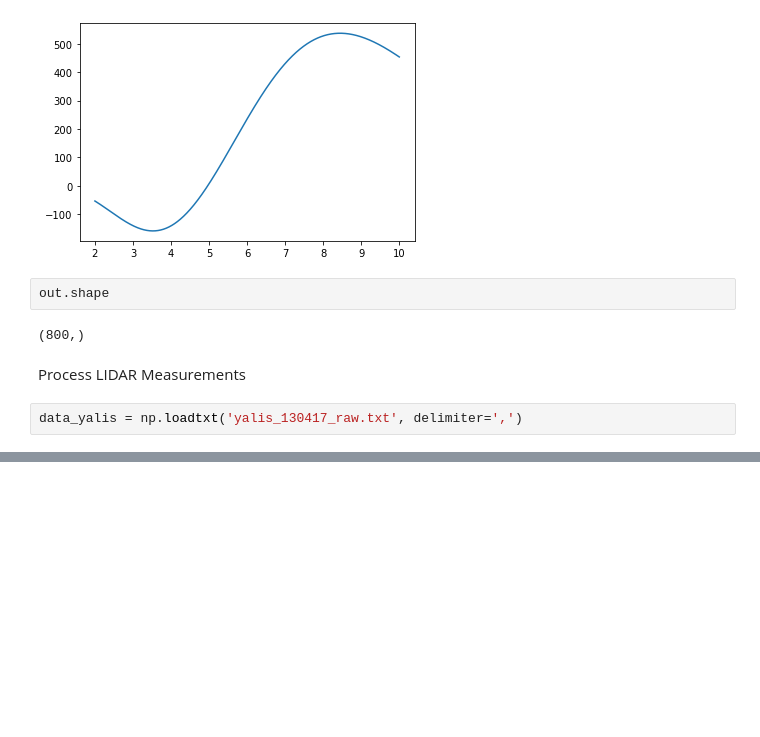
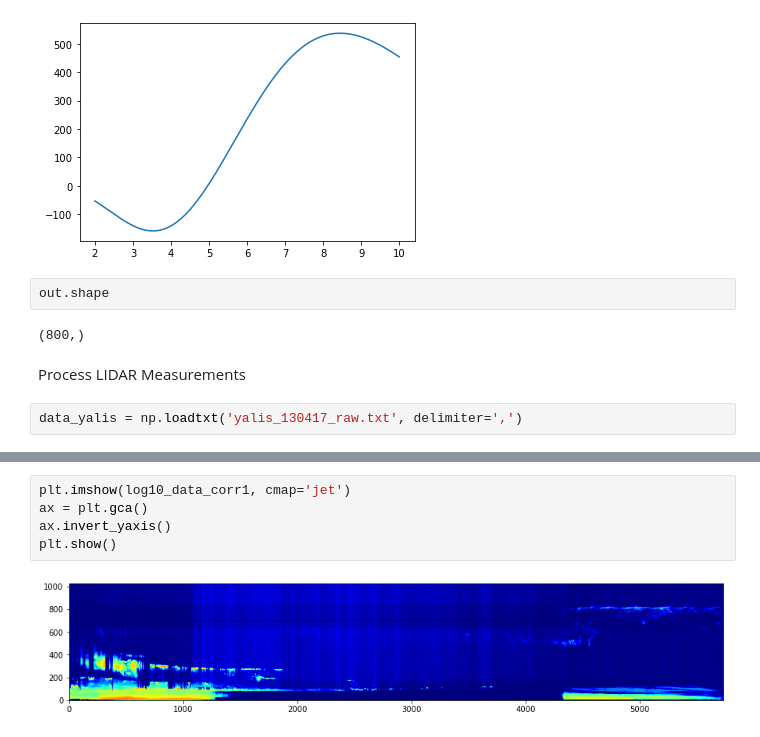
Before and after one commit to d3sp3r4t3Student/Observation-and-Data-Processing, a Jupyter notebook: lecture_tasks.ipynb, the cells around one changed output, grey strips where cells are left out. Saved outputs shown, nothing was run; the diff lists cells and outputs as text; blank space fills up the shorter version.

```diff
--- a/lecture_tasks.ipynb
+++ b/lecture_tasks.ipynb
@@ -93,0 +110,7 @@ for i in np.arange(len(data_yalis)):
+# %%
+plt.imshow(log10_data_corr1, cmap='jet')
+ax = plt.gca()
+ax.invert_yaxis()
+plt.show()
+# %% [output]
+[figure, added]
```
Also changed, not shown: parts of 2 cells of this notebook.
